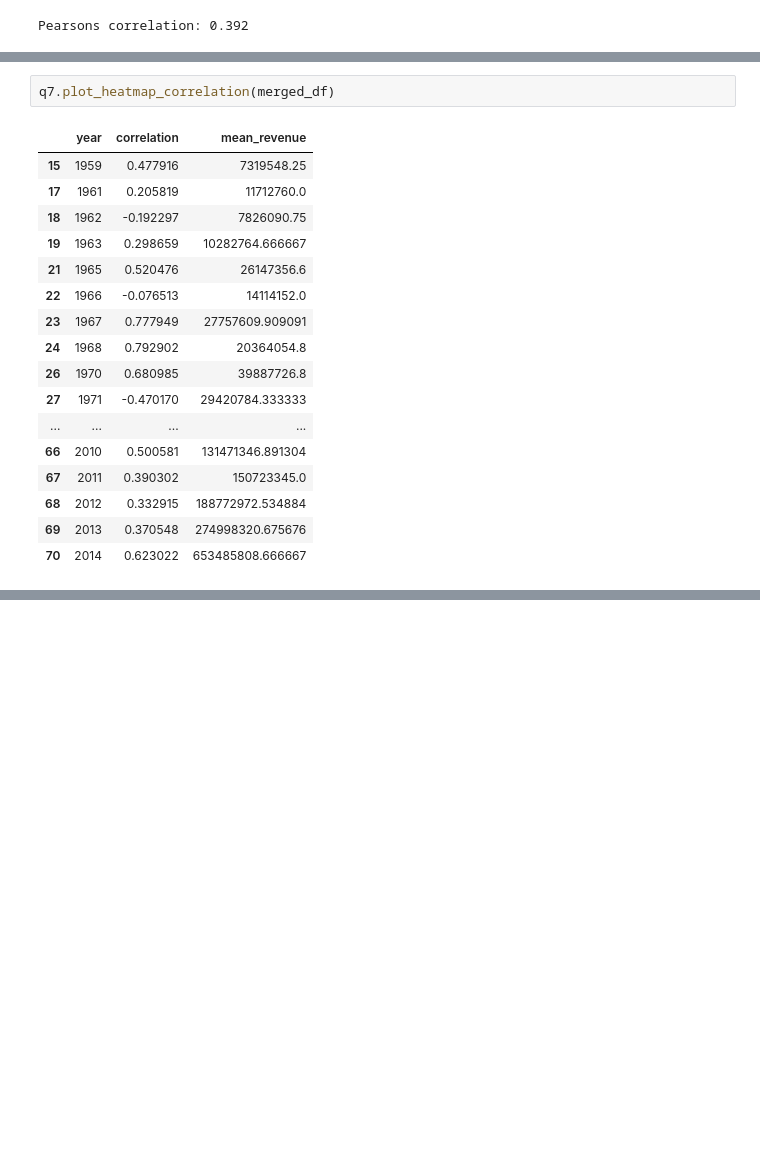
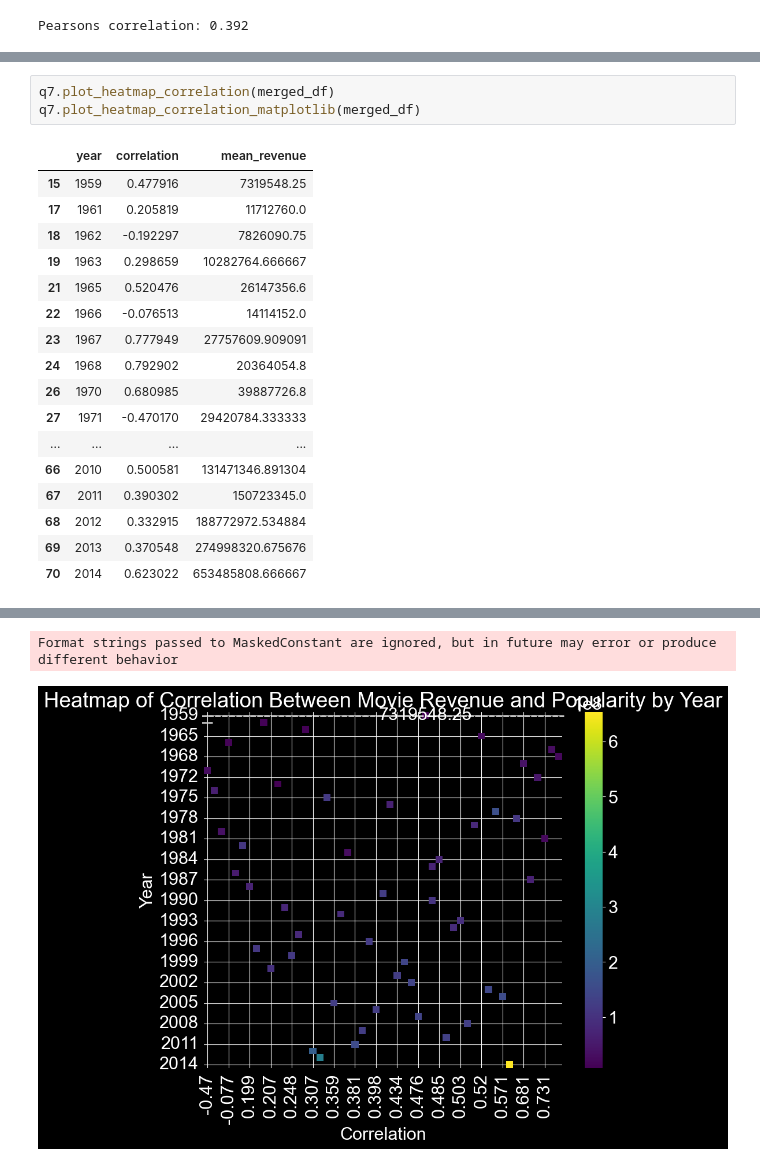
Before and after one commit to epfl-ada/ada-2023-project-learningthesecretsofdata, a Jupyter notebook: milestone_3.ipynb, the cells around one changed output, grey strips where cells are left out. Drawn from its saved outputs; the diff is of its cells as text; blank space fills up the shorter version.

```diff
--- a/milestone_3.ipynb
+++ b/milestone_3.ipynb
@@ -305,21 +316,24 @@ divide by zero encountered in scalar divide
 # %%
 q7.plot_heatmap_correlation(merged_df)
+q7.plot_heatmap_correlation_matplotlib(merged_df)
 # %% [output]
 |  | year | correlation | mean_revenue |
 | 15 | 1959 | 0.477916 | 7319548.25 |
 | 17 | 1961 | 0.205819 | 11712760.0 |
 | 18 | 1962 | -0.192297 | 7826090.75 |
 | 19 | 1963 | 0.298659 | 10282764.666667 |
 | 21 | 1965 | 0.520476 | 26147356.6 |
 | 22 | 1966 | -0.076513 | 14114152.0 |
 | 23 | 1967 | 0.777949 | 27757609.909091 |
 | 24 | 1968 | 0.792902 | 20364054.8 |
 | 26 | 1970 | 0.680985 | 39887726.8 |
 | 27 | 1971 | -0.470170 | 29420784.333333 |
 | ... | ... | ... | ... |
 | 66 | 2010 | 0.500581 | 131471346.891304 |
 | 67 | 2011 | 0.390302 | 150723345.0 |
 | 68 | 2012 | 0.332915 | 188772972.534884 |
 | 69 | 2013 | 0.370548 | 274998320.675676 |
 | 70 | 2014 | 0.623022 | 653485808.666667 |
 [interactive output not drawn]
+Format strings passed to MaskedConstant are ignored, but in future may error or produce different behavior
+[figure, added]
```
Also changed, not shown: parts of 3 cells of this notebook, 1 other file.
